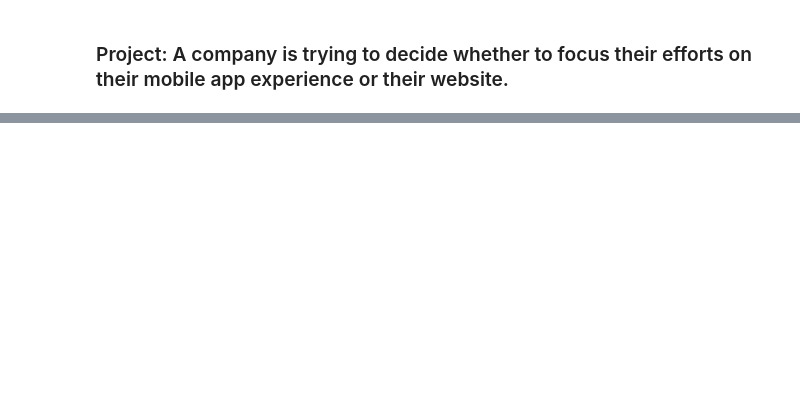
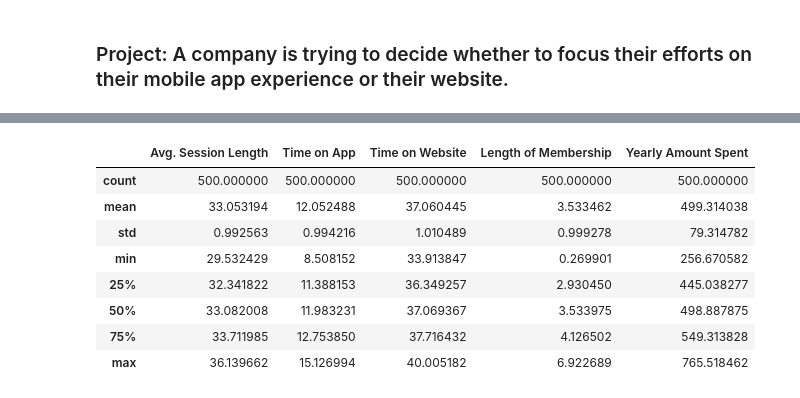
Before and after one commit to codeflowap/ML_Linear_Regression, a Jupyter notebook: Untitled.ipynb, the cells around one changed output, grey strips where cells are left out. Cells and saved outputs as stored; diff of their text form; code cells hidden in the pictures; blank space fills up the shorter version.

```diff
--- a/Untitled.ipynb
+++ b/Untitled.ipynb
@@ -18,4 +18,14 @@ customers.head()
 | 3 | riverarebecca@gmail.com | 1414 David Throughway\nPort Jason... | SaddleBrown | 34.305557 | 13.717514 | 36.721283 | 3.120179 | ... |
 | 4 | mstephens@davidson-herman.com | 14023 Rodriguez Passage\nPort Jac... | MediumAquaMarine | 33.330673 | 12.795189 | 37.536653 | 4.446308 | ... |
 # %%
-customers.de
+customers.describe()
+# %% [output]
+|  | Avg. Session Length | Time on App | Time on Website | Length of Membership | Yearly Amount Spent |
+| count | 500.000000 | 500.000000 | 500.000000 | 500.000000 | 500.000000 |
+| mean | 33.053194 | 12.052488 | 37.060445 | 3.533462 | 499.314038 |
+| std | 0.992563 | 0.994216 | 1.010489 | 0.999278 | 79.314782 |
+| min | 29.532429 | 8.508152 | 33.913847 | 0.269901 | 256.670582 |
+| 25% | 32.341822 | 11.388153 | 36.349257 | 2.930450 | 445.038277 |
+| 50% | 33.082008 | 11.983231 | 37.069367 | 3.533975 | 498.887875 |
+| 75% | 33.711985 | 12.753850 | 37.716432 | 4.126502 | 549.313828 |
+| max | 36.139662 | 15.126994 | 40.005182 | 6.922689 | 765.518462 |
```
Also changed, not shown: parts of 5 cells of this notebook.
